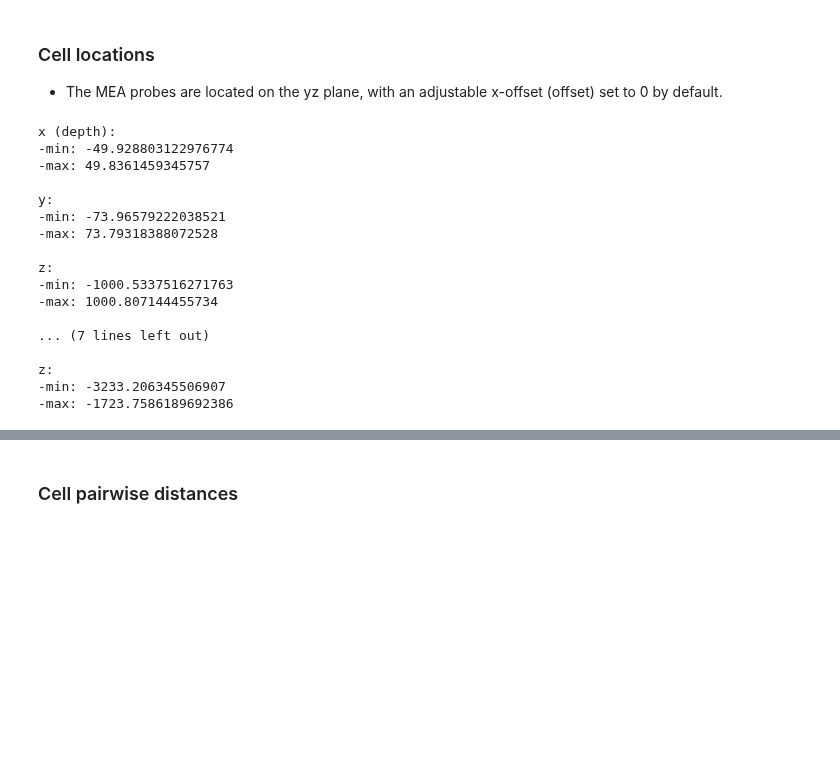
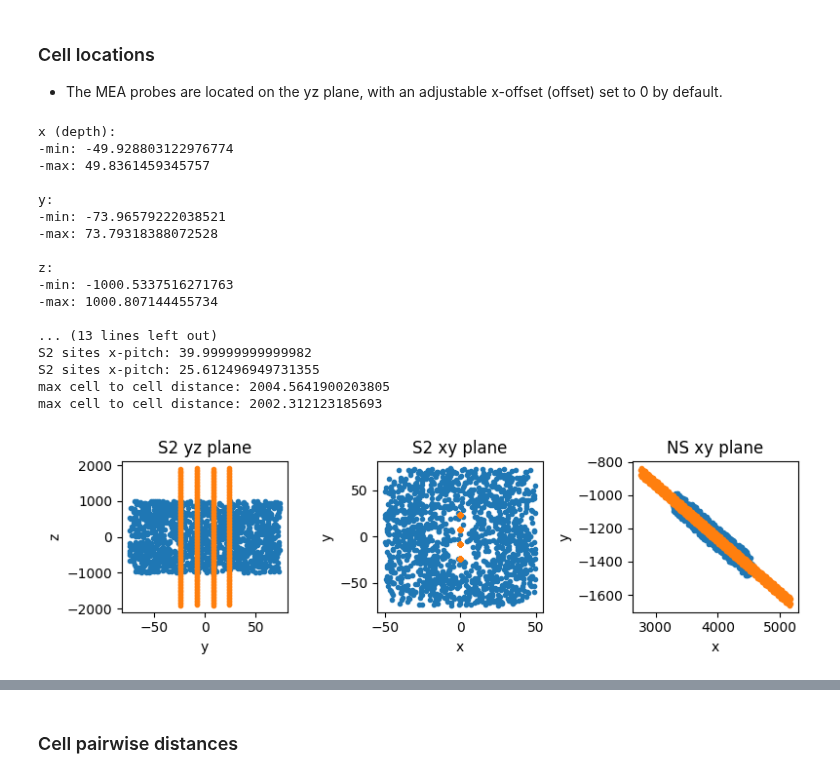
Before and after one commit to steevelaquitaine/spikebias, a Jupyter notebook: notebooks/4_reviews/fig04_pros_of_added_details_v3.ipynb, the cells around one changed output, grey strips where cells are left out. Cells and saved outputs as stored; diff of their text form; code cells hidden in the pictures; blank space fills up the shorter version.

```diff
--- a/notebooks/4_reviews/fig04_pros_of_added_details_v3.ipynb
+++ b/notebooks/4_reviews/fig04_pros_of_added_details_v3.ipynb
@@ -1211,35 +1338,92 @@ print('-max:', locS2[:,1].max())
 print('\nz:')
 print('-min:', locS2[:,2].min())
 print('-max:', locS2[:,2].max())
 
 # get NS cell locations
 GtNS = si.load_extractor(GROUND_TRUTH_NS_PATH)
 loc = get_cell_locations(GtNS)
 
 print('\nx (depth):')
 print('-min:', loc[:,0].min())
 print('-max:', loc[:,0].max())
 print('\ny:')
 print('-min:', loc[:,1].min())
 print('-max:', loc[:,1].max())
 print('\nz:')
 print('-min:', loc[:,2].min())
 print('-max:', loc[:,2].max())
+
+# setup plot
+fig, ax = plt.subplots(1,3, figsize=(8,2.5))
+
+# plot synthetic model with matched cell count, density and cell-to-cell distances, and electrodes
+GtS2 = si.load_extractor(GROUND_TRUTH_S2_PATH)
+locS2 = GtS2.get_property('soma_position')
+
+recS2 = si.load_extractor(RECORDING_S2_PATH)
+site_locS2 = recS2.get_property('location')
+site_locS2 = np.insert(site_locS2, 0, 0, axis=1)
+print('S2 sites x-pitch: ', _euclidean_distance(site_locS2[0,:], site_locS2[1,:]))
+print('S2 sites y-pitch: ', _euclidean_distance(site_locS2[0,:], site_locS2[96,:]))
+
+# yz plane
+ax[0].plot(locS2[:,1], locS2[:,2],'.')
+ax[0].plot(site_locS2[:,1], site_locS2[:,2],'.')
+ax[0].set_xlabel('y')
+ax[0].set_ylabel('z')
+ax[0].set_title('S2 yz plane')
+
+# xy plane
+ax[1].plot(locS2[:,0], locS2[:,1],'.')
+ax[1].plot(site_locS2[:,0], site_locS2[:,1],'.')
+ax[1].set_xlabel('x')
+ax[1].set_ylabel('y')
+ax[1].set_title('S2 xy plane')
+
+#plt.tight_layout()
+
+# plot npx_spont cells and electrodes
+GtNS = si.load_extractor(GROUND_TRUTH_NS_PATH)
+locNS = get_cell_locations(GtNS)
+
+recNS = si.load_extractor(RECORDING_NS_PATH)
+site_locNS = recNS.get_property('location')
+print('S2 sites x-pitch:', _euclidean_distance(site_locNS[0,:], site_locNS[1,:]))
+print('S2 sites x-pitch:', _euclidean_distance(site_locNS[0,:], site_locNS[96,:]))
+
+ax[2].plot(locNS[:,0], locNS[:,1],'.')
+ax[2].plot(site_locNS[:,0], site_locNS[:,1],'.')
+ax[2].set_xlabel('x')
+ax[2].set_ylabel('y')
+ax[2].set_title('NS xy plane')
+
+# print max cell distance
+d = cdist(locNS, locNS)
+np.fill_diagonal(d, np.nan)
+print('max cell to cell distance:', np.nanmax(d))
+
+# print max cell distance
+d = cdist(locS2, locS2)
+np.fill_diagonal(d, np.nan)
+print('max cell to cell distance:', np.nanmax(d))
+
+plt.tight_layout()
 # %% [output]
 x (depth):
 -min: -49.928803122976774
 -max: 49.8361459345757
 
 y:
 -min: -73.96579222038521
 -max: 73.79318388072528
 
 z:
 -min: -1000.5337516271763
 -max: 1000.807144455734
 
-... (7 lines left out)
-
-z:
--min: -3233.206345506907
--max: -1723.7586189692386
+... (13 lines left out)
+S2 sites x-pitch: 39.99999999999982
+S2 sites x-pitch: 25.612496949731355
+max cell to cell distance: 2004.5641900203805
+max cell to cell distance: 2002.312123185693
+[figure, added]
```
Also changed, not shown: parts of 36 cells of this notebook.
